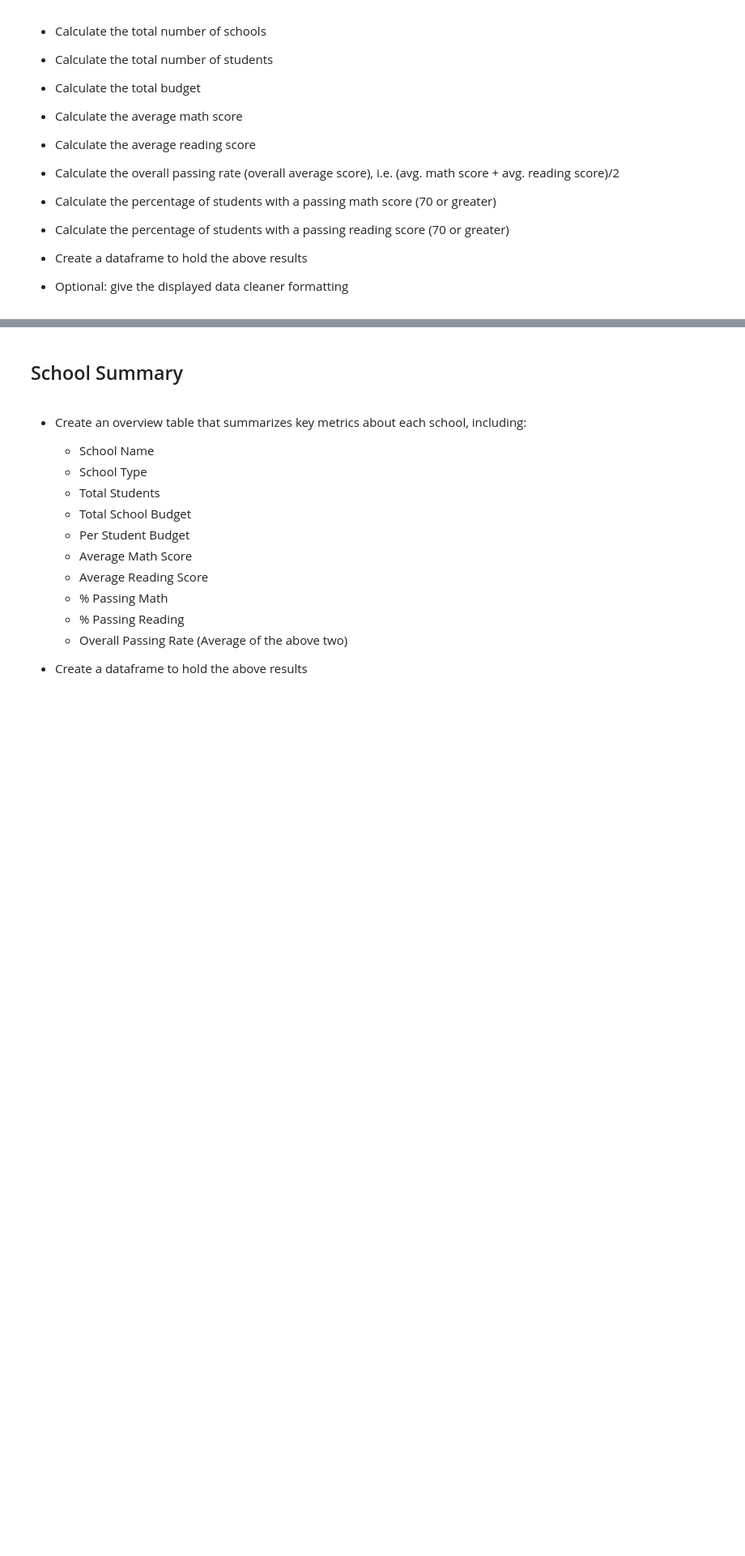
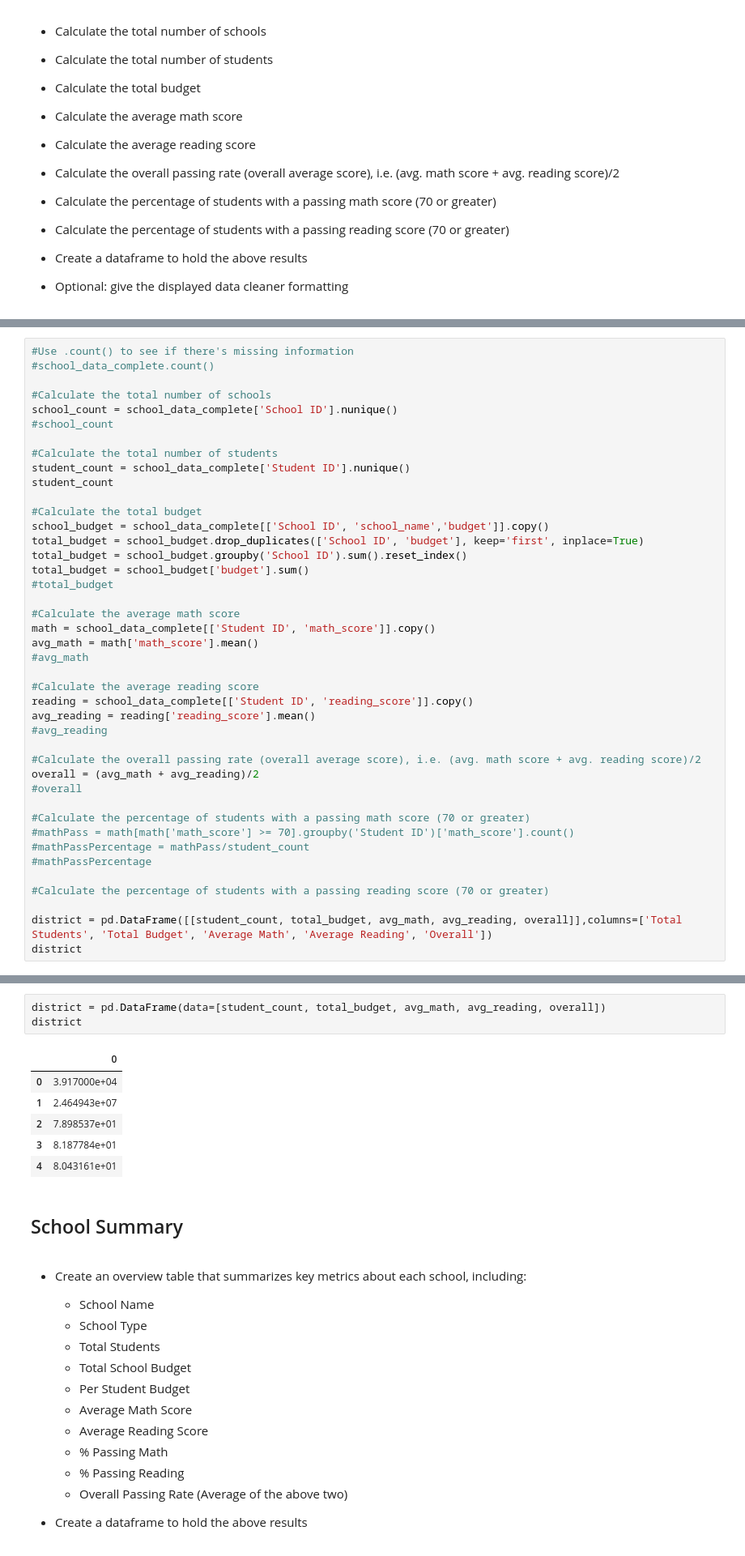
Before and after one commit to reedkm/pandas-citySchools, a Jupyter notebook: PyCitySchools_starter.ipynb, the cells around one changed output, grey strips where cells are left out. Shown: that part at 81% size. Drawn from its saved outputs; the diff is of its cells as text; blank space fills up the shorter version.

Commit message:
Work done to District Summary

```diff
--- a/PyCitySchools_starter.ipynb
+++ b/PyCitySchools_starter.ipynb
@@ -56,0 +63,42 @@ school_data_complete = pd.merge(student_data, school_data, how="left", on=["scho
+# %%
+#Use .count() to see if there's missing information
+#school_data_complete.count()
+
+#Calculate the total number of schools
+school_count = school_data_complete['School ID'].nunique()
+#school_count
+
+#Calculate the total number of students
+student_count = school_data_complete['Student ID'].nunique()
+student_count
+
+#Calculate the total budget
+school_budget = school_data_complete[['School ID', 'school_name','budget']].copy()
+total_budget = school_budget.drop_duplicates(['School ID', 'budget'], keep='first', inplace=True)
+total_budget = school_budget.groupby('School ID').sum().reset_index()
+total_budget = school_budget['budget'].sum()
+#total_budget
+
+#Calculate the average math score
+math = school_data_complete[['Student ID', 'math_score']].copy()
+avg_math = math['math_score'].mean()
+#avg_math
+
+#Calculate the average reading score
+reading = school_data_complete[['Student ID', 'reading_score']].copy()
+avg_reading = reading['reading_score'].mean()
+#avg_reading
+
+#Calculate the overall passing rate (overall average score), i.e. (avg. math score + avg. reading score)/2
+overall = (avg_math + avg_reading)/2
+#overall
+
+#Calculate the percentage of students with a passing math score (70 or greater)
+#mathPass = math[math['math_score'] >= 70].groupby('Student ID')['math_score'].count()
+#mathPassPercentage = mathPass/student_count
+#mathPassPercentage
+
+#Calculate the percentage of students with a passing reading score (70 or greater)
+
+district = pd.DataFrame([[student_count, total_budget, avg_math, avg_reading, overall]],columns=['Total Students', 'Total Budget', 'Average Math', 'Average Reading', 'Overall'])
+district
@@ -57,3 +122,13 @@ school_data_complete = pd.merge(student_data, school_data, how="left", on=["scho
+# %%
+district = pd.DataFrame(data=[student_count, total_budget, avg_math, avg_reading, overall])
+district
+# %% [output]
+|  | 0 |
+| 0 | 3.917000e+04 |
+| 1 | 2.464943e+07 |
+| 2 | 7.898537e+01 |
+| 3 | 8.187784e+01 |
+| 4 | 8.043161e+01 |
 # %% [markdown]
 ## School Summary
 # %% [markdown]
```
Also changed, not shown: parts of 4 cells of this notebook.
